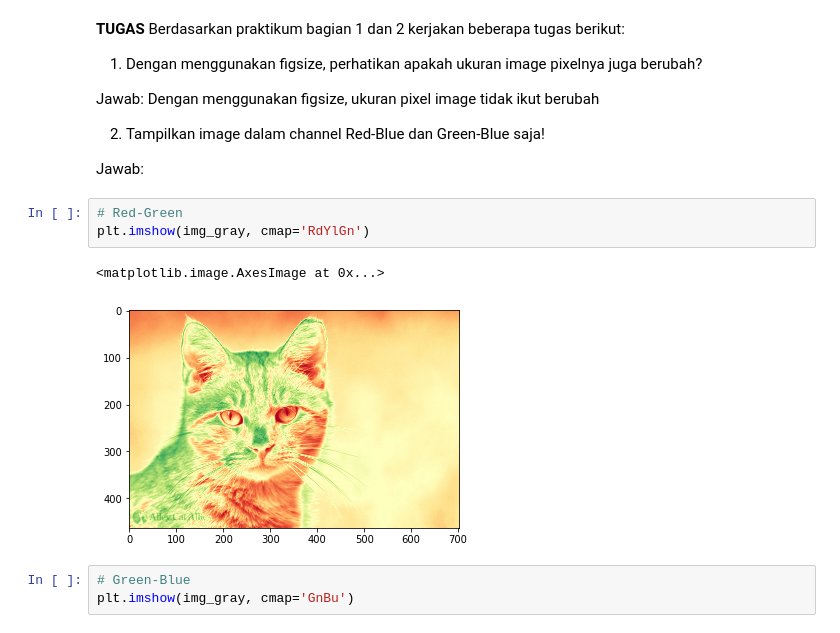
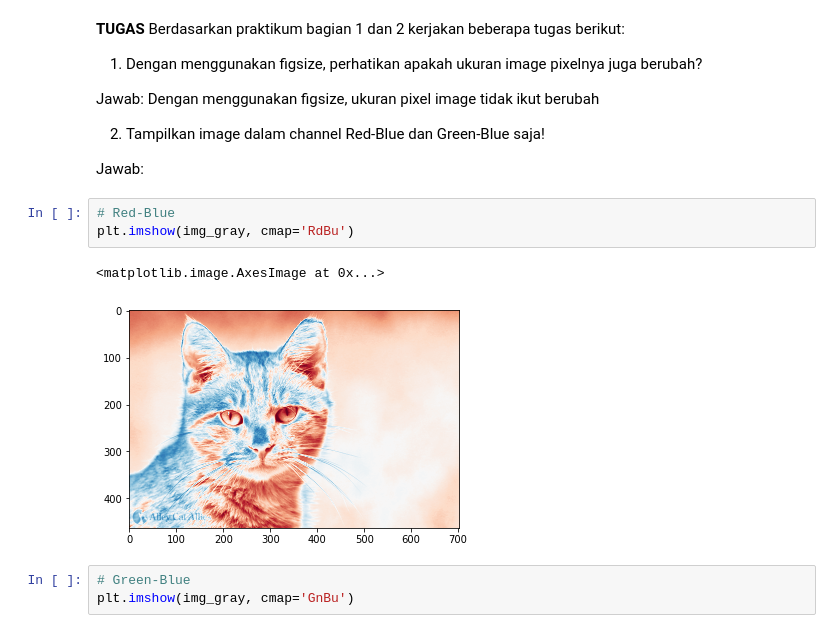
Before and after one commit to Lohliaa/PCVK_Genap_2022, a Jupyter notebook: Week2.ipynb, the cells around one changed output. Drawn from its saved outputs; the diff is of its cells as text.

```diff
--- a/Week2.ipynb
+++ b/Week2.ipynb
@@ -208,11 +208,11 @@ Dengan menggunakan figsize, ukuran pixel image tidak ikut berubah
 
 Jawab:
 # %%
-# Red-Green
-plt.imshow(img_gray, cmap='RdYlGn')
+# Red-Blue
+plt.imshow(img_gray, cmap='RdBu')
 # %% [output]
 <matplotlib.image.AxesImage at 0x...>
-[figure, old version]
+[figure, new version]
 # %%
 # Green-Blue
 plt.imshow(img_gray, cmap='GnBu')
```
Also changed, not shown: parts of 2 cells of this notebook.
